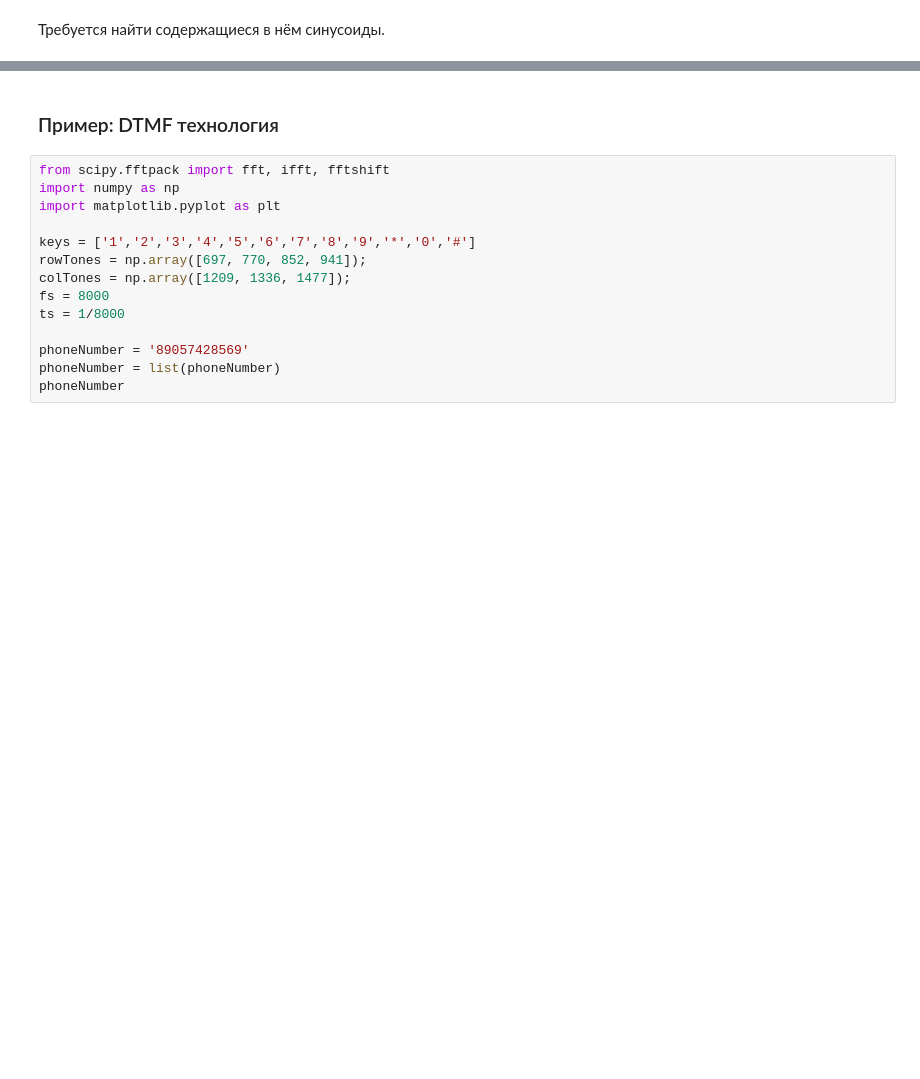
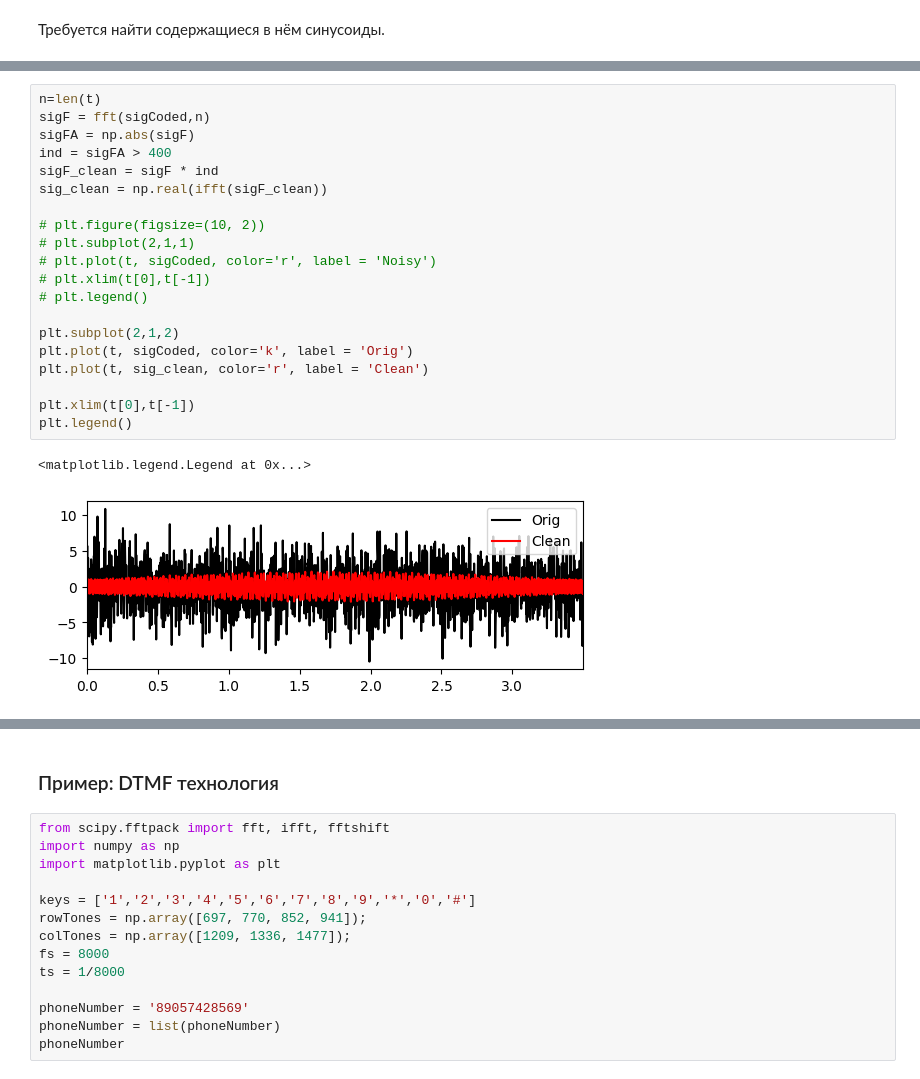
Before and after one commit to Tebemixer/DSP_2025, a Jupyter notebook: Код/1.1.0 DFT_1D_on.ipynb, the cells around one changed output, grey strips where cells are left out. Saved outputs shown, nothing was run; the diff lists cells and outputs as text; blank space fills up the shorter version.

```diff
--- a/Код/1.1.0 DFT_1D_on.ipynb
+++ b/Код/1.1.0 DFT_1D_on.ipynb
@@ -326,0 +339,23 @@ with open('source/CryptedFreq.npy', 'rb') as f:
+# %%
+n=len(t)
+sigF = fft(sigCoded,n)
+sigFA = np.abs(sigF)
+ind = sigFA > 400
+sigF_clean = sigF * ind
+sig_clean = np.real(ifft(sigF_clean))
+
+# plt.figure(figsize=(10, 2))
+# plt.subplot(2,1,1)
+# plt.plot(t, sigCoded, color='r', label = 'Noisy')
+# plt.xlim(t[0],t[-1])
+# plt.legend()
+
+plt.subplot(2,1,2)
+plt.plot(t, sigCoded, color='k', label = 'Orig')
+plt.plot(t, sig_clean, color='r', label = 'Clean')
+
+plt.xlim(t[0],t[-1])
+plt.legend()
+# %% [output]
+<matplotlib.legend.Legend at 0x...>
+[figure, added]
```
Also changed, not shown: parts of 11 cells of this notebook, 2 other files.
